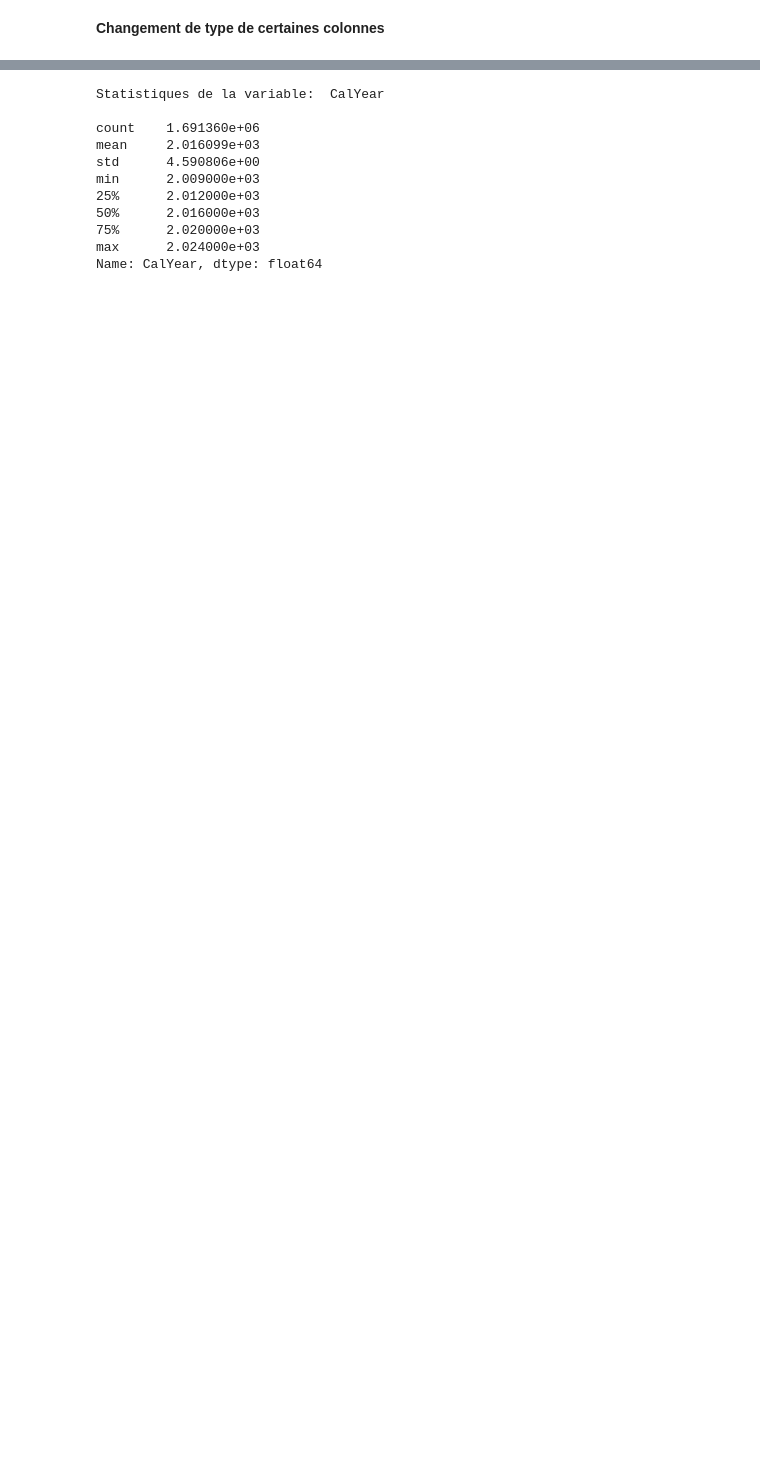
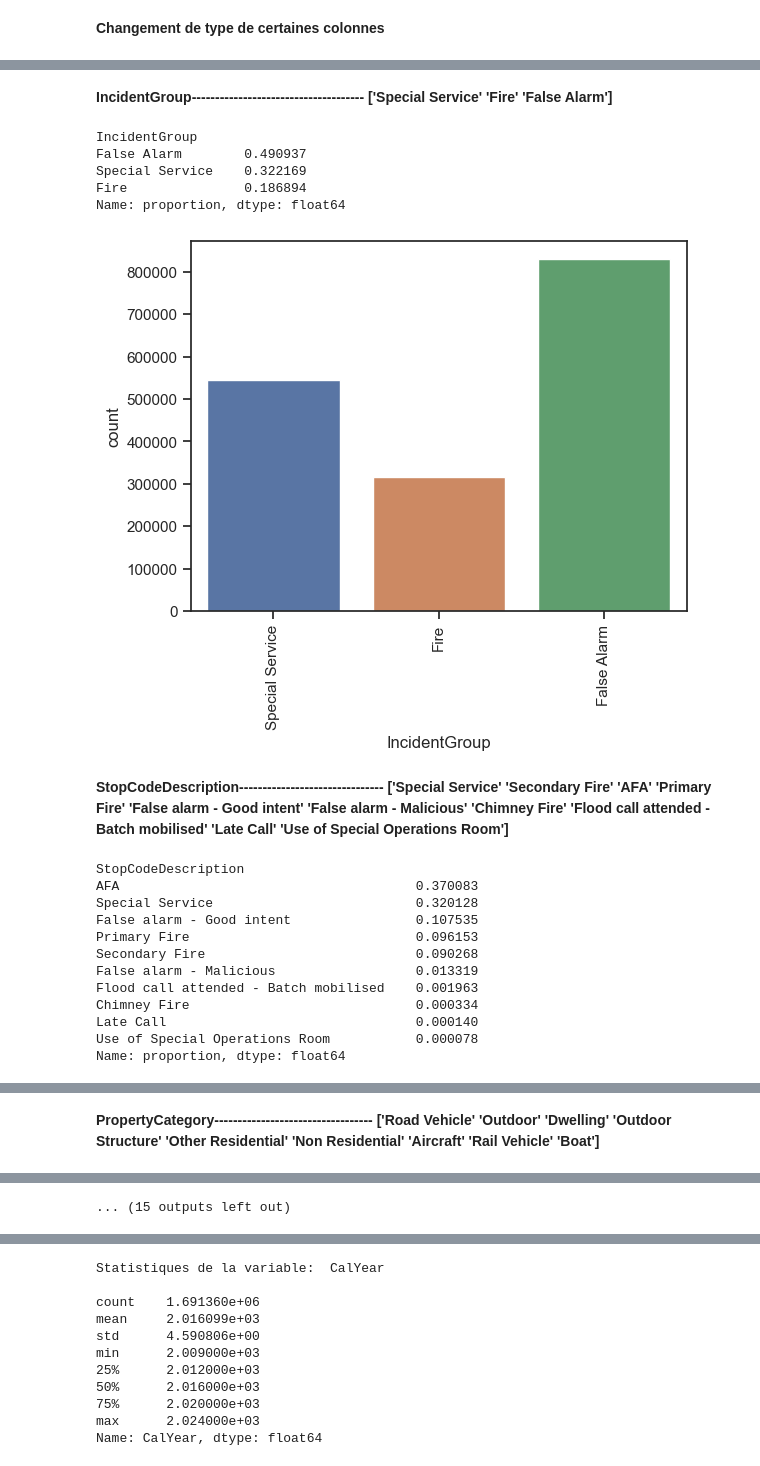
Before and after one commit to FrancescoDatascientest/Jan24_cds_Pompiers, a Jupyter notebook: notebooks/1.0-yng-initial-data-exploration.ipynb, the cells around one changed output, grey strips where cells are left out. Cells and saved outputs as stored; diff of their text form; code cells hidden in the pictures; blank space fills up the shorter version.

```diff
--- a/notebooks/1.0-yng-initial-data-exploration.ipynb
+++ b/notebooks/1.0-yng-initial-data-exploration.ipynb
@@ -12,6 +12,11 @@ import seaborn as sns
 
 #plt.style.use('ggplot')
 %matplotlib inline
+# %%
+from IPython.display import display_markdown
+from IPython.display import Markdown, display
+def printmd(string):
+    display(Markdown(string))
 # %%
 pd.set_option('display.max_rows', 60)
 pd.set_option('display.max_columns', 40)
@@ -305,0 +310,2 @@ incidents_df = incidents_df.dropna(subset=['IncidentStationGround'])
+# %%
+incidents_df = incidents_df.drop(['ProperCase'],axis=1)
@@ -400,0 +382,33 @@ PropertyType--------------------------------------------------------------------
+# %%
+for col in categorical_features:
+    printmd(f'**{col :-<50} {incidents_df[col].unique()}**')
+    display(incidents_df[col].value_counts(normalize=True))
+    if(incidents_df[col].nunique() <= 34):
+        #plt.figure(figsize=(10,8))
+        sns.countplot(x=col, data=incidents_df)
+        plt.xticks(rotation=90)
+        plt.show()
+# %% [output]
+**IncidentGroup------------------------------------- ['Special Service' 'Fire' 'False Alarm']**
+IncidentGroup
+False Alarm        0.490937
+Special Service    0.322169
+Fire               0.186894
+Name: proportion, dtype: float64
+[figure, added]
+**StopCodeDescription------------------------------- ['Special Service' 'Secondary Fire' 'AFA' 'Primary Fire'
+ 'False alarm - Good intent' 'False alarm - Malicious' 'Chimney Fire'
+ 'Flood call attended - Batch mobilised' 'Late Call'
+ 'Use of Special Operations Room']**
+StopCodeDescription
+AFA                                      0.370083
+Special Service                          0.320128
+False alarm - Good intent                0.107535
+Primary Fire                             0.096153
+Secondary Fire                           0.090268
+False alarm - Malicious                  0.013319
+Flood call attended - Batch mobilised    0.001963
+Chimney Fire                             0.000334
+Late Call                                0.000140
+Use of Special Operations Room           0.000078
+Name: proportion, dtype: float64
@@ -400,0 +416,2 @@ PropertyType--------------------------------------------------------------------
+**PropertyCategory---------------------------------- ['Road Vehicle' 'Outdoor' 'Dwelling' 'Outdoor Structure'
+ 'Other Residential' 'Non Residential' 'Aircraft' 'Rail Vehicle' 'Boat']**
@@ -400,0 +510 @@ PropertyType--------------------------------------------------------------------
+... (15 outputs left out)
```
Also changed, not shown: parts of 60 cells of this notebook.
